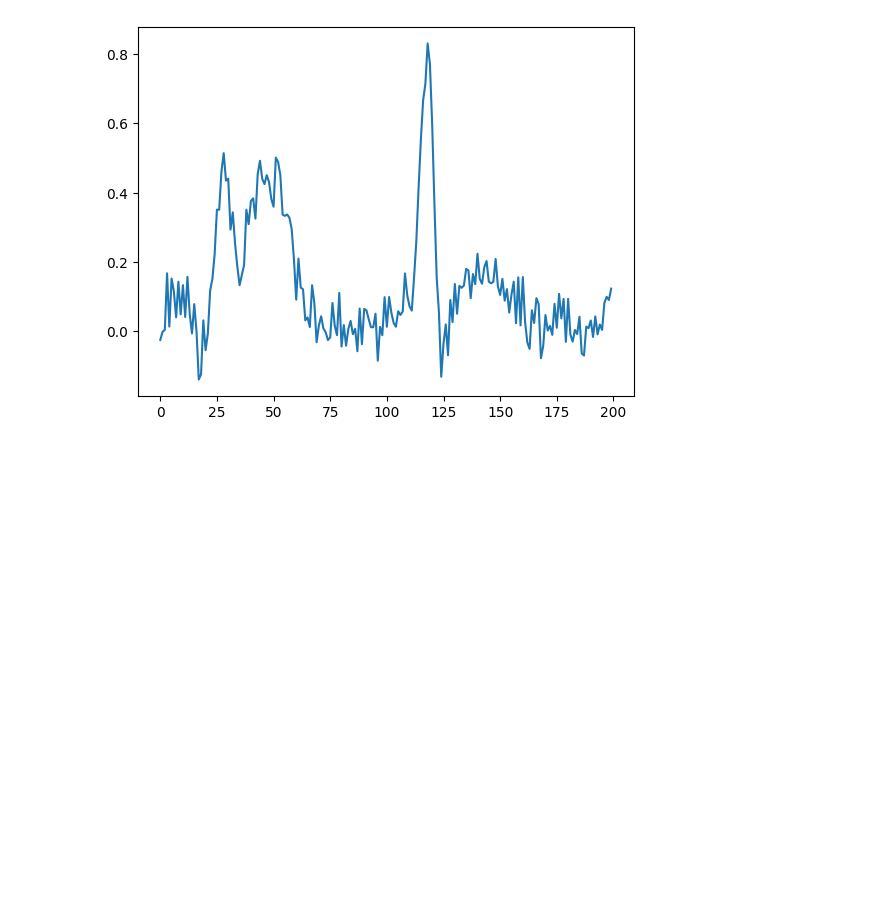
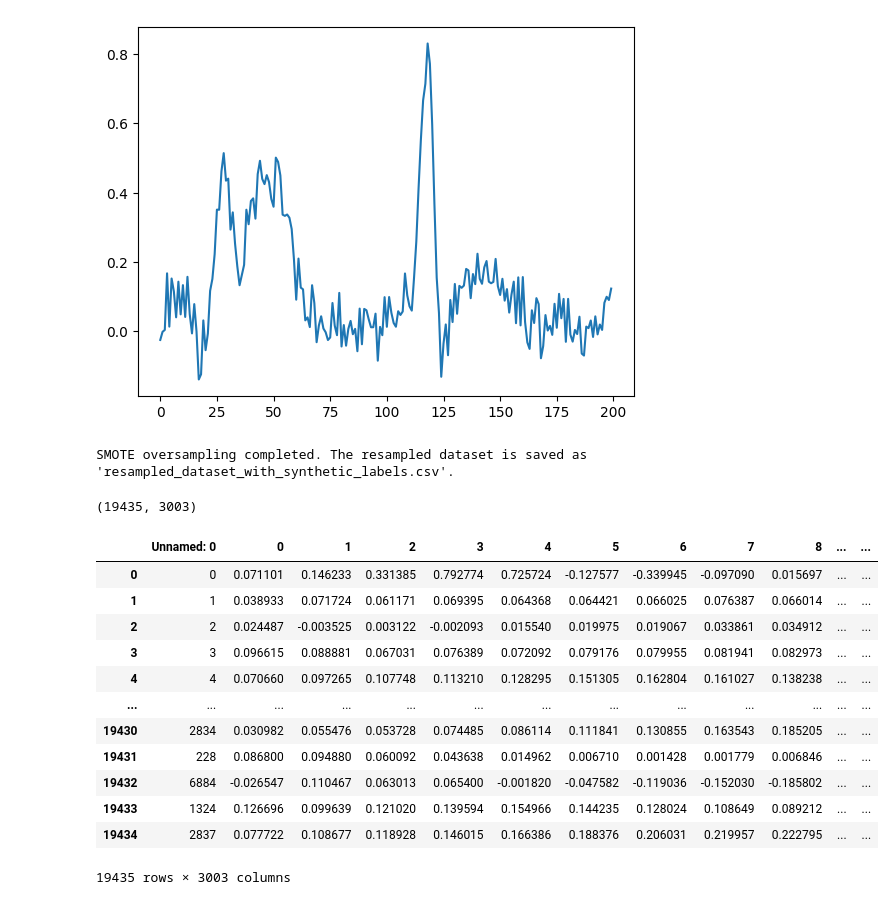
Before and after one commit to PooryaAghaomidi/KAN-LNN, a Jupyter notebook: Source/notebooks/Check.ipynb, the cells around one changed output. Cells and saved outputs as stored; diff of their text form; code cells hidden in the pictures; blank space fills up the shorter version.

```diff
--- a/Source/notebooks/Check.ipynb
+++ b/Source/notebooks/Check.ipynb
@@ -346,3 +368,53 @@ plt.plot(s[200:400])
 # %% [output]
 [<matplotlib.lines.Line2D at 0x...>]
 [figure]
+# %%
+import pandas as pd
+from imblearn.over_sampling import SMOTE
+
+# Load the dataset
+df = pd.read_csv('../dataset/dataset.csv')
+
+# Separate the features and the label
+X = df.iloc[:, :-1]  # All columns except the last one
+y = df.iloc[:, -1]   # The last column
+
+# Apply SMOTE to balance the classes
+smote = SMOTE(random_state=42)
+X_resampled, y_resampled = smote.fit_resample(X, y)
+
+# Identify synthetic samples by comparing indices
+original_indices = set(df.index)
+synthetic_label = ['Original' if i in original_indices else 'Synthetic' for i in range(len(X_resampled))]
+
+# Combine the resampled data into a new DataFrame
+df_resampled = pd.DataFrame(X_resampled, columns=df.columns[:-1])
+df_resampled['label'] = y_resampled
+df_resampled['synthetic'] = synthetic_label
+
+# Save the resampled dataset to a new CSV file
+df_resampled.to_csv('../dataset/resampled_dataset.csv', index=False)
+
+print("SMOTE oversampling completed. The resampled dataset is saved as 'resampled_dataset_with_synthetic_labels.csv'.")
+# %% [output]
+SMOTE oversampling completed. The resampled dataset is saved as 'resampled_dataset_with_synthetic_labels.csv'.
+# %%
+df_resampled.shape
+# %% [output]
+(19435, 3003)
+# %%
+df_resampled
+# %% [output]
+|  | Unnamed: 0 | 0 | 1 | 2 | 3 | 4 | 5 | 6 | 7 | 8 | ... | ... |
+| 0 | 0 | 0.071101 | 0.146233 | 0.331385 | 0.792774 | 0.725724 | -0.127577 | -0.339945 | -0.097090 | 0.015697 | ... | ... |
+| 1 | 1 | 0.038933 | 0.071724 | 0.061171 | 0.069395 | 0.064368 | 0.064421 | 0.066025 | 0.076387 | 0.066014 | ... | ... |
+| 2 | 2 | 0.024487 | -0.003525 | 0.003122 | -0.002093 | 0.015540 | 0.019975 | 0.019067 | 0.033861 | 0.034912 | ... | ... |
+| 3 | 3 | 0.096615 | 0.088881 | 0.067031 | 0.076389 | 0.072092 | 0.079176 | 0.079955 | 0.081941 | 0.082973 | ... | ... |
+| 4 | 4 | 0.070660 | 0.097265 | 0.107748 | 0.113210 | 0.128295 | 0.151305 | 0.162804 | 0.161027 | 0.138238 | ... | ... |
+| ... | ... | ... | ... | ... | ... | ... | ... | ... | ... | ... | ... | ... |
+| 19430 | 2834 | 0.030982 | 0.055476 | 0.053728 | 0.074485 | 0.086114 | 0.111841 | 0.130855 | 0.163543 | 0.185205 | ... | ... |
+| 19431 | 228 | 0.086800 | 0.094880 | 0.060092 | 0.043638 | 0.014962 | 0.006710 | 0.001428 | 0.001779 | 0.006846 | ... | ... |
+| 19432 | 6884 | -0.026547 | 0.110467 | 0.063013 | 0.065400 | -0.001820 | -0.047582 | -0.119036 | -0.152030 | -0.185802 | ... | ... |
+| 19433 | 1324 | 0.126696 | 0.099639 | 0.121020 | 0.139594 | 0.154966 | 0.144235 | 0.128024 | 0.108649 | 0.089212 | ... | ... |
+| 19434 | 2837 | 0.077722 | 0.108677 | 0.118928 | 0.146015 | 0.166386 | 0.188376 | 0.206031 | 0.219957 | 0.222795 | ... | ... |
+19435 rows × 3003 columns
```
Also changed, not shown: parts of 7 cells of this notebook, 23 other files.
